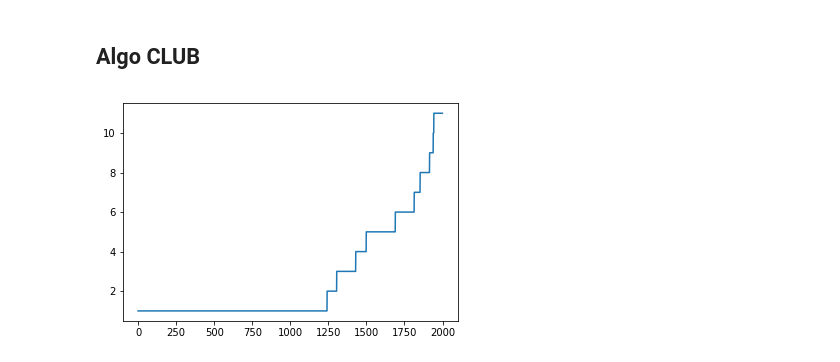
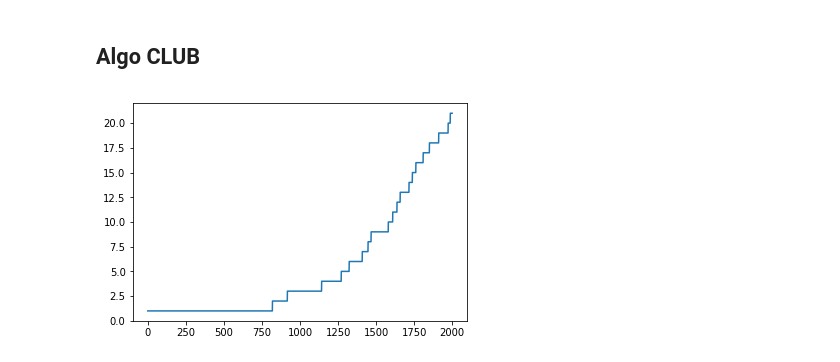
Before and after one commit to AntoineG92/Online-Clustering-of-Bandits-ENSAE, a Jupyter notebook: CLUB_algo_draft_V1.ipynb, the cells around one changed output. Drawn from its saved outputs; the diff is of its cells as text; code cells hidden in the pictures.

Commit message:
update clusters: prend en compte les voisins de i seulement

```diff
--- a/CLUB_algo_draft_V1.ipynb
+++ b/CLUB_algo_draft_V1.ipynb
@@ -73,7 +73,6 @@ for i in range(n_user):
 
 #vrai nombre de clusters (supposé connu et constant pour chaque période)
 c=10
-
 #variation autour de la payoff (white noise)
 sigma=1
 #nombre de users dans chaque cluster
@@ -92,7 +91,7 @@ m=len( list( nx.connected_component_subgraphs(V) ) )
 
 #paramètre du confidence bound
 alpha=1
-alpha2=6
+alpha2=12
 #standard deviation du white noise
 sigma=1
 #liste des indices précédents
@@ -114,3 +109,7 @@ list_C[1].shape
+# %%
+list_CB=np.zeros(T)
+list_omega=np.zeros(T)
+list_payoff=[]
 # %%
 nx.draw(V)
 plt.show()
@@ -156,6 +155,7 @@ for t in range(T):
     k_t=[v for v in range(c) if vect_k[v]==np.max(vect_k)][0]
     #calcule payoffs avec u_j
     a_t=np.dot(U[k_t],C[:,k_t])+npr.normal(loc=0,scale=sigma,size=1)
+    list_payoff.append(a_t)
     #update weights
     d_M['M'+str(int(i))]=d_M['M'+str(int(i))]+np.dot(C[:,k_t],C[:,k_t].T)
     d_b['b'+str(int(i))]=d_b['b'+str(int(i))]+a_t*C[:,k_t]
@@ -165,7 +165,9 @@ for t in range(T):
     #    T_i=1
     CB_tild=np.zeros(n_user) #calcul des bornes de confiance pour tous les user
     CB_tild[i]=alpha2*np.sqrt((1+np.log(1+T_i))/(1+T_i)) #CB pour i, on en a besoin dans la boucle sur les autres users
-    for l in range(n_user): #CB pour les autres users
+    nodes_i=[k for k in V[i]]
+    print("voisins de i",nodes_i)
+    for l in nodes_i:#np.delete(nodes_i,i): #CB pour les autres users voisins de i
         T_i=list_i.count(l)-1
     #    if list_i.count(l)==1:
     #        T_i=1
@@ -174,17 +176,21 @@ for t in range(T):
         CB_tild[l]=alpha2*np.sqrt((1+np.log(1+T_i))/(1+T_i))
         omega[l,:]=np.dot(np.linalg.inv(d_M['M'+str(int(l))]),d_b['b'+str(int(l))])
         norm_diff_omega=euclidean(omega[l,:],omega[i,:])
-        if (norm_diff_omega > CB_tild[l] + CB_tild[i]) & (l in V[i]): #si la distance entre users i et l on brise le lien
+        print( "Confidence bounds: \n" , CB_tild[l] + CB_tild[i] )
+        print("omega norm: \n", norm_diff_omega)
+        list_CB[t]=list_CB[t]+CB_tild[l]
+        list_omega[t]=list_omega[t]+(norm_diff_omega)
+        if (norm_diff_omega > CB_tild[l] + CB_tild[i]): #si la distance entre users i et l on brise le lien
             V.remove_edge(i,l)
             print("brise le lien entre users",i,"et",l)
-        #update le nombre de sous-graphes i.e. nombre de clusters at la période t
+    #update le nombre de sous-graphes i.e. nombre de clusters at la période t
     m=len( list( nx.connected_component_subgraphs(V) ) )
     print("nombre de clusters:",m)
     list_m.append(m)
     #nx.draw_networkx(V)
     #plt.show()
 # %%
-plt.plot(range(len(list_m) ),list_m)
+plt.plot(list_m)
 plt.show()
 # %% [output]
-[figure, old version]
+[figure, new version]
```
Also changed, not shown: parts of 5 cells of this notebook.
